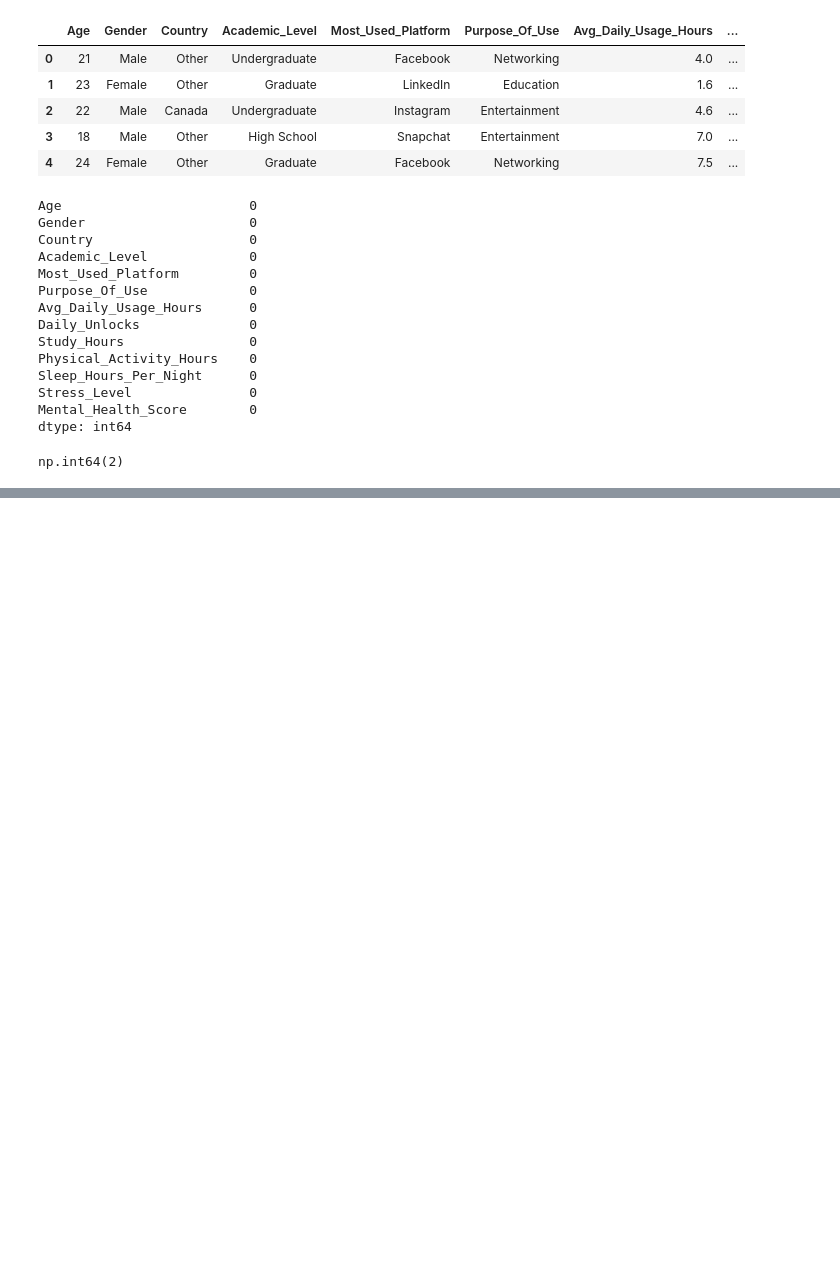
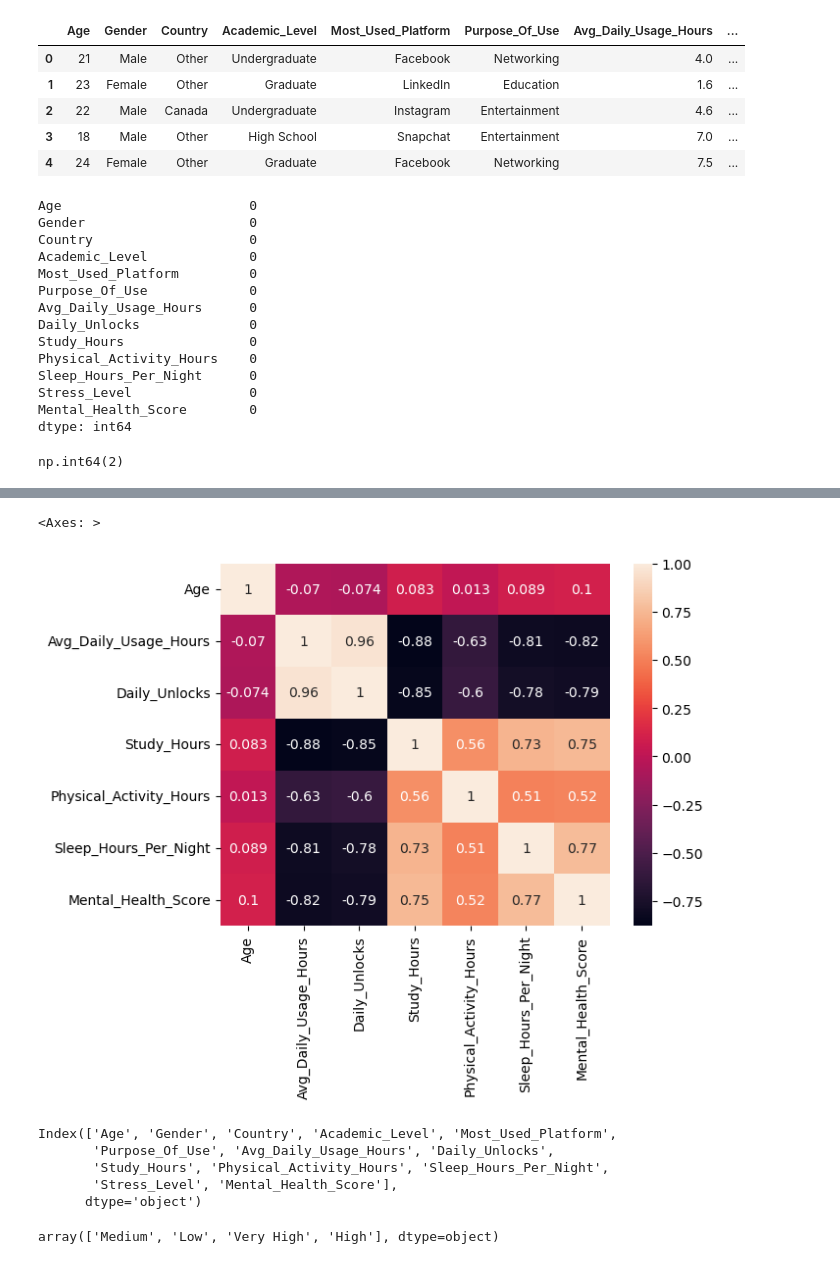
Before and after one commit to tejussaini/Mental-Sense-Ai, a Jupyter notebook: ml_model.ipynb, the cells around one changed output, grey strips where cells are left out. Saved outputs shown, nothing was run; the diff lists cells and outputs as text; code cells hidden in the pictures; blank space fills up the shorter version.

```diff
--- a/ml_model.ipynb
+++ b/ml_model.ipynb
@@ -55,0 +64,18 @@ np.int64(2)
+# %%
+##cinfing the corelation
+sns.heatmap(df.corr(numeric_only=True), annot=True)
+# %% [output]
+<Axes: >
+[figure, added]
+# %%
+df.columns
+# %% [output]
+Index(['Age', 'Gender', 'Country', 'Academic_Level', 'Most_Used_Platform',
+       'Purpose_Of_Use', 'Avg_Daily_Usage_Hours', 'Daily_Unlocks',
+       'Study_Hours', 'Physical_Activity_Hours', 'Sleep_Hours_Per_Night',
+       'Stress_Level', 'Mental_Health_Score'],
+      dtype='object')
+# %%
+df['Stress_Level'].unique()
+# %% [output]
+array(['Medium', 'Low', 'Very High', 'High'], dtype=object)
```
Also changed, not shown: parts of 16 cells of this notebook.
